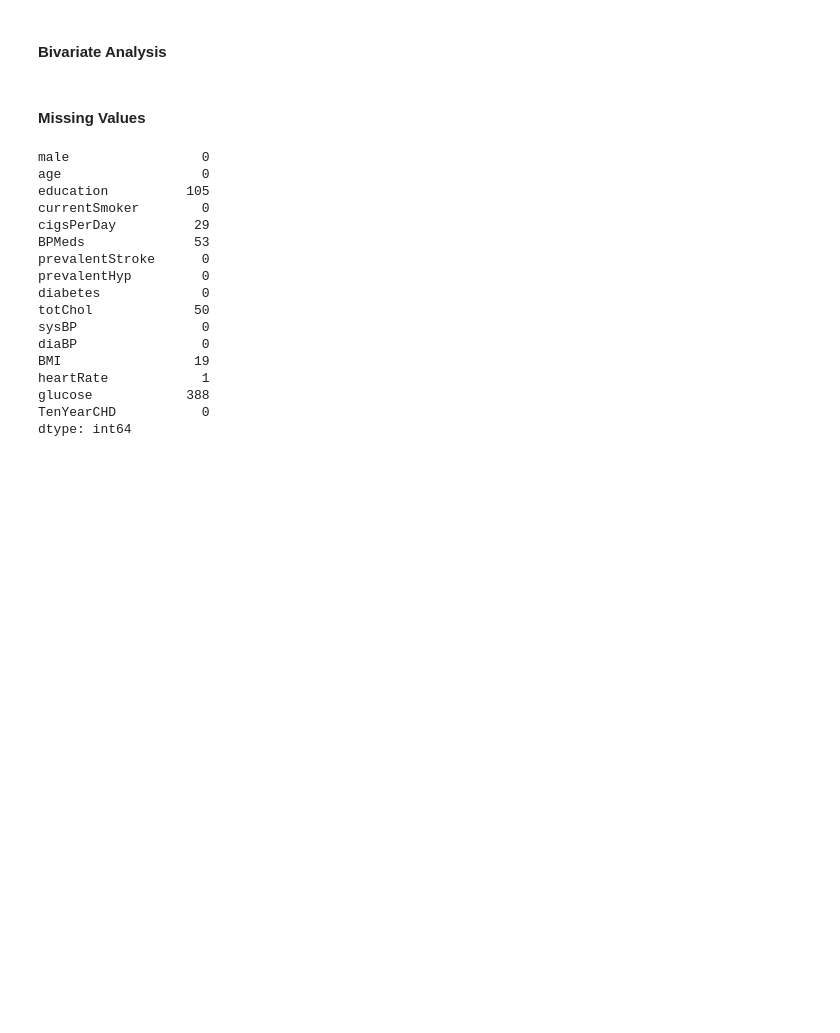
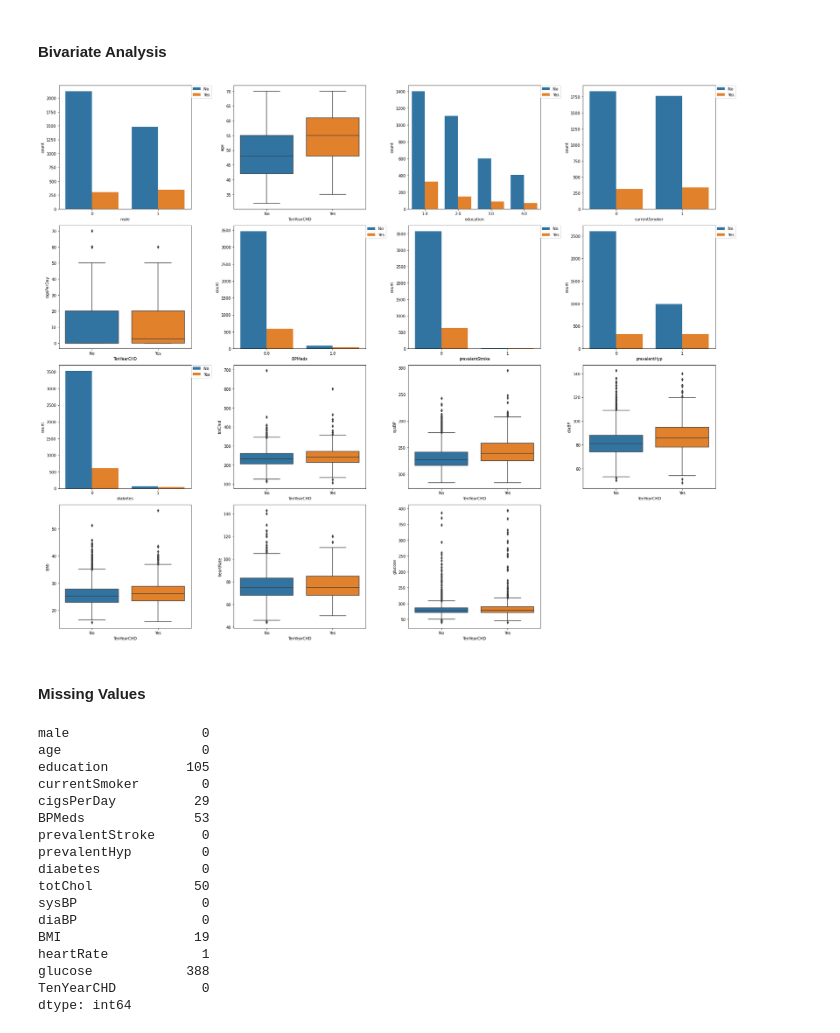
Before and after one commit to Dhruv-Chandra/Heart-Patients, a Jupyter notebook: Heart Patients.ipynb, the cells around one changed output. Cells and saved outputs as stored; diff of their text form; code cells hidden in the pictures; blank space fills up the shorter version.

```diff
--- a/Heart Patients.ipynb
+++ b/Heart Patients.ipynb
@@ -162,3 +181,7 @@ def bivariate(df, y = target_var, cols = 4, rows = 4):
+# %%
+bivariate(dfp)
+# %% [output]
+[figure, added]
 # %% [markdown]
 #### Missing Values
 # %%
```
Also changed, not shown: parts of 31 cells of this notebook.
